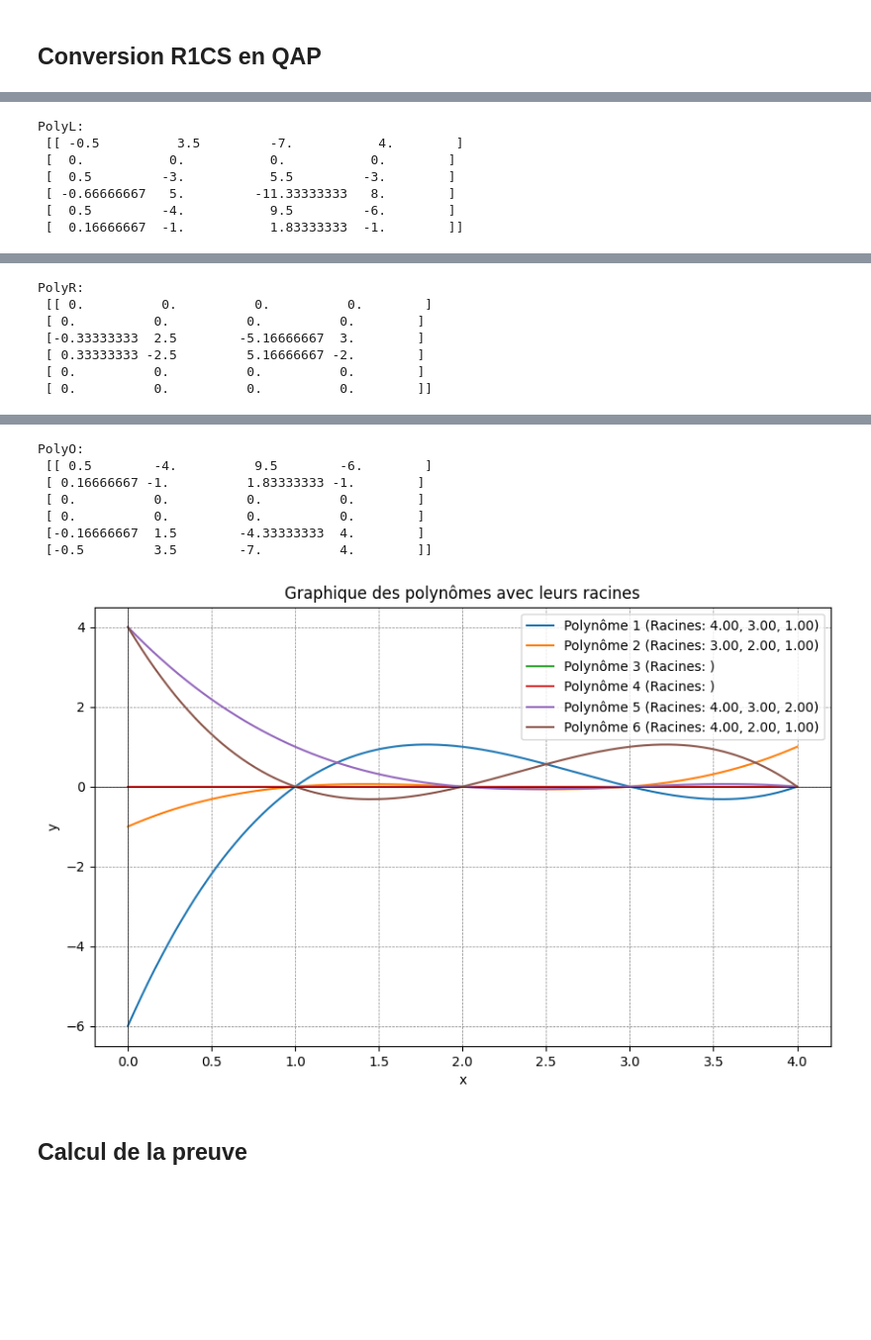
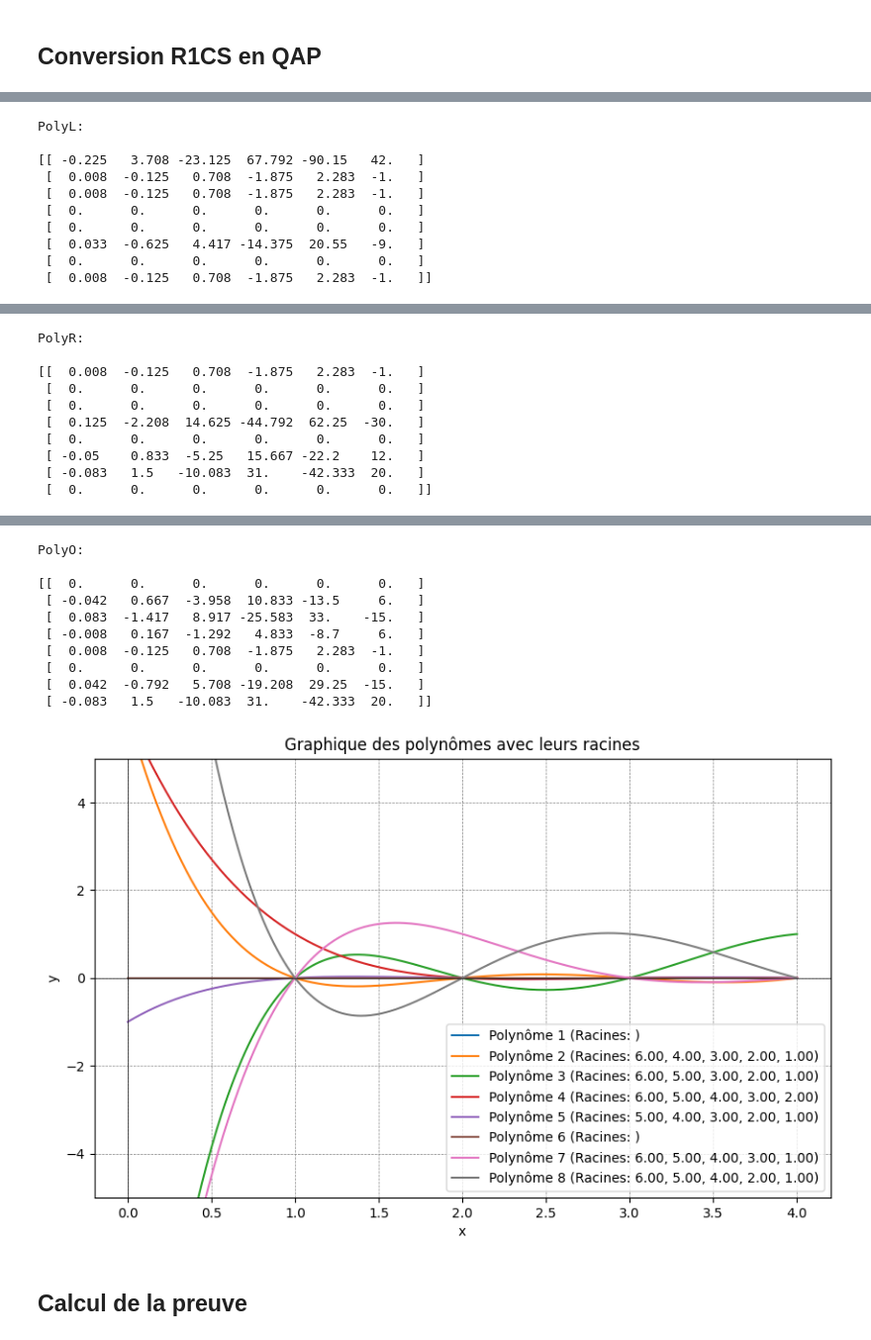
Before and after one commit to baptisteParpette/ZKP-research, a Jupyter notebook: First-ZkSNARK/Snark-R1CStoQAP.ipynb, the cells around one changed output, grey strips where cells are left out. Shown at 99% size. Cells and saved outputs as stored; diff of their text form; code cells hidden in the pictures; blank space fills up the shorter version.

Commit message:
Correction Matrice pour équation out

```diff
--- a/First-ZkSNARK/Snark-R1CStoQAP.ipynb
+++ b/First-ZkSNARK/Snark-R1CStoQAP.ipynb
@@ -57,14 +69,17 @@ L= []
 R= []
 O= []
 
+print("Equations :")
 for eq in equations:
     print(eq)
 print(" ")
 
 ref_array=list(unique_words)
+print("Vecteur solution :")
 print(ref_array)
 print(' ')
 
+print("Matrice L R O :")
 for eq in equations:
     eq_split=eq.split()
     #print(eq_split)
@@ -78,7 +93,11 @@ for eq in equations:
         O.append(vectc)
 
     if eq_split[3]=='+':
-        vecta=zk.get_position_vector(list(unique_words), [eq_split[2],eq_split[4]])
+        if eq_split[3]=='+':
+            list_var = eq_split[2:]
+        else:
+            list_var = [eq_split[2],eq_split[4]]
+        vecta=zk.get_position_vector(list(unique_words), list_var)
         L.append(vecta)
         vectb=zk.get_position_vector(list(unique_words), "1")
         R.append(vectb)
@@ -134,19 +156,32 @@ PolyL = zk.interpolate_and_get_coeff_matrix(At)
 PolyR = zk.interpolate_and_get_coeff_matrix(Bt)
 PolyO = zk.interpolate_and_get_coeff_matrix(Ct)
 
-print("PolyL:\n", PolyL)
-zk.plot_polynomials(PolyL,[0,4])
 
-print("\nPolyR:\n", PolyR)
-zk.plot_polynomials(PolyR,[0,4])
+# Configuration de l'affichage
+np.set_printoptions(precision=3, suppress=True)
 
-print("\nPolyO:\n", PolyO)
-zk.plot_polynomials(PolyO,[0,4])
+def afficher_polynome(nom, poly):
+    print(f"\n{nom}:\n")
+    print(np.array(poly))
+
+
+# Exemple d'utilisation
+afficher_polynome("PolyL", PolyL)
+zk.plot_polynomials(PolyL, [0, 4],[-5, 5]) #zk.plot_polynomials(PolyL, [xmin, xmax],[ymin, ])
+
+afficher_polynome("PolyR", PolyR)
+zk.plot_polynomials(PolyR, [0, 4],[-5, 5])
+
+afficher_polynome("PolyO", PolyO)
+zk.plot_polynomials(PolyO, [0, 4],[-5, 5])
 # %% [output]
 PolyL:
- [[ -0.5          3.5         -7.           4.        ]
- [  0.           0.           0.           0.        ]
- [  0.5         -3.           5.5         -3.        ]
- [ -0.66666667   5.         -11.33333333   8.        ]
- [  0.5         -4.           9.5         -6.        ]
- [  0.16666667  -1.           1.83333333  -1.        ]]
+
+[[ -0.225   3.708 -23.125  67.792 -90.15   42.   ]
+ [  0.008  -0.125   0.708  -1.875   2.283  -1.   ]
+ [  0.008  -0.125   0.708  -1.875   2.283  -1.   ]
+ [  0.      0.      0.      0.      0.      0.   ]
+ [  0.      0.      0.      0.      0.      0.   ]
+ [  0.033  -0.625   4.417 -14.375  20.55   -9.   ]
+ [  0.      0.      0.      0.      0.      0.   ]
+ [  0.008  -0.125   0.708  -1.875   2.283  -1.   ]]
@@ -154,7 +189,10 @@ PolyL:
 PolyR:
- [[ 0.          0.          0.          0.        ]
- [ 0.          0.          0.          0.        ]
- [-0.33333333  2.5        -5.16666667  3.        ]
- [ 0.33333333 -2.5         5.16666667 -2.        ]
- [ 0.          0.          0.          0.        ]
- [ 0.          0.          0.          0.        ]]
+
+[[  0.008  -0.125   0.708  -1.875   2.283  -1.   ]
+ [  0.      0.      0.      0.      0.      0.   ]
+ [  0.      0.      0.      0.      0.      0.   ]
+ [  0.125  -2.208  14.625 -44.792  62.25  -30.   ]
+ [  0.      0.      0.      0.      0.      0.   ]
+ [ -0.05    0.833  -5.25   15.667 -22.2    12.   ]
+ [ -0.083   1.5   -10.083  31.    -42.333  20.   ]
+ [  0.      0.      0.      0.      0.      0.   ]]
@@ -162,10 +200,13 @@ PolyR:
 PolyO:
- [[ 0.5        -4.          9.5        -6.        ]
- [ 0.16666667 -1.          1.83333333 -1.        ]
- [ 0.          0.          0.          0.        ]
- [ 0.          0.          0.          0.        ]
- [-0.16666667  1.5        -4.33333333  4.        ]
- [-0.5         3.5        -7.          4.        ]]
+
+[[  0.      0.      0.      0.      0.      0.   ]
+ [ -0.042   0.667  -3.958  10.833 -13.5     6.   ]
+ [  0.083  -1.417   8.917 -25.583  33.    -15.   ]
+ [ -0.008   0.167  -1.292   4.833  -8.7     6.   ]
+ [  0.008  -0.125   0.708  -1.875   2.283  -1.   ]
+ [  0.      0.      0.      0.      0.      0.   ]
+ [  0.042  -0.792   5.708 -19.208  29.25  -15.   ]
+ [ -0.083   1.5   -10.083  31.    -42.333  20.   ]]
-[figure, old version]
+[figure, new version]
 # %% [markdown]
 ## Calcul de la preuve
```
Also changed, not shown: parts of 11 cells of this notebook, 1 other file.
